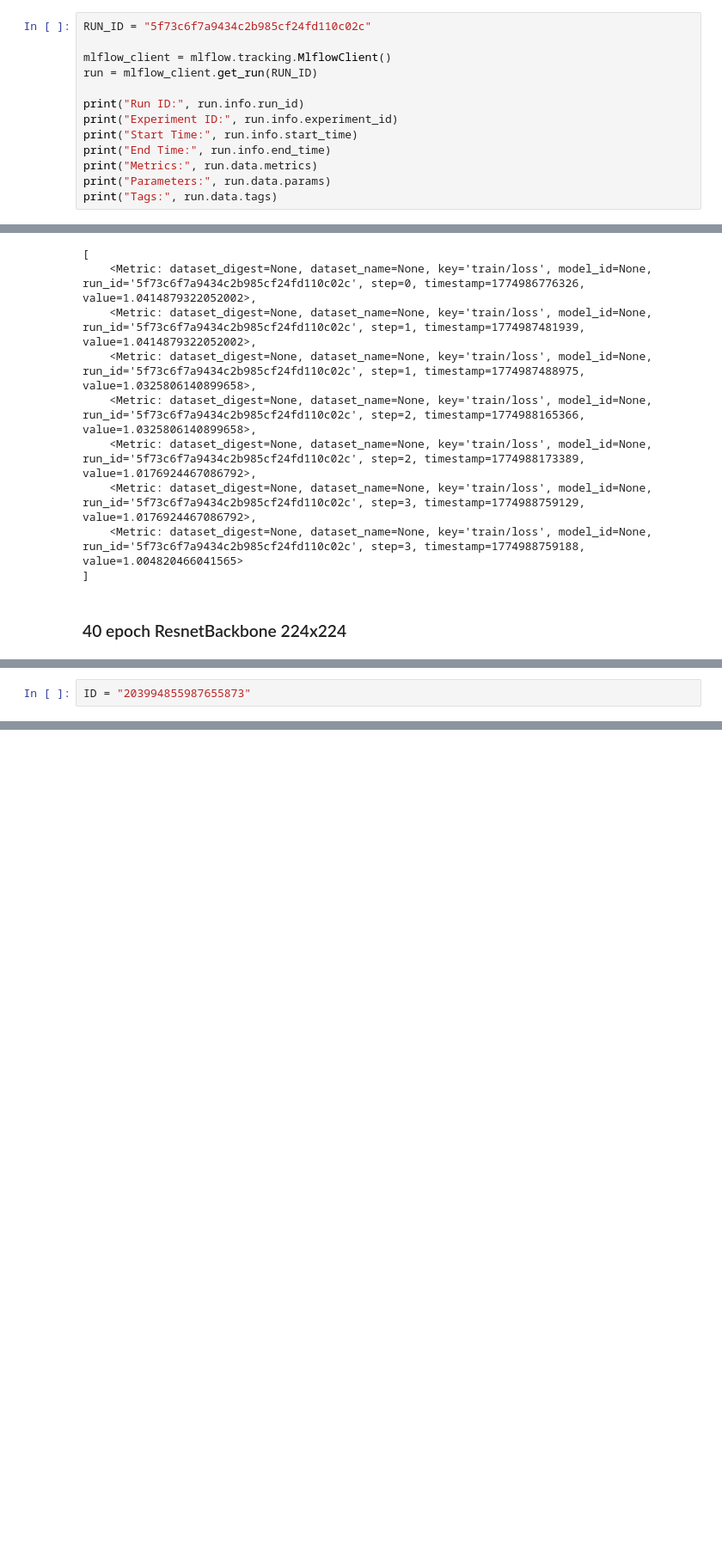
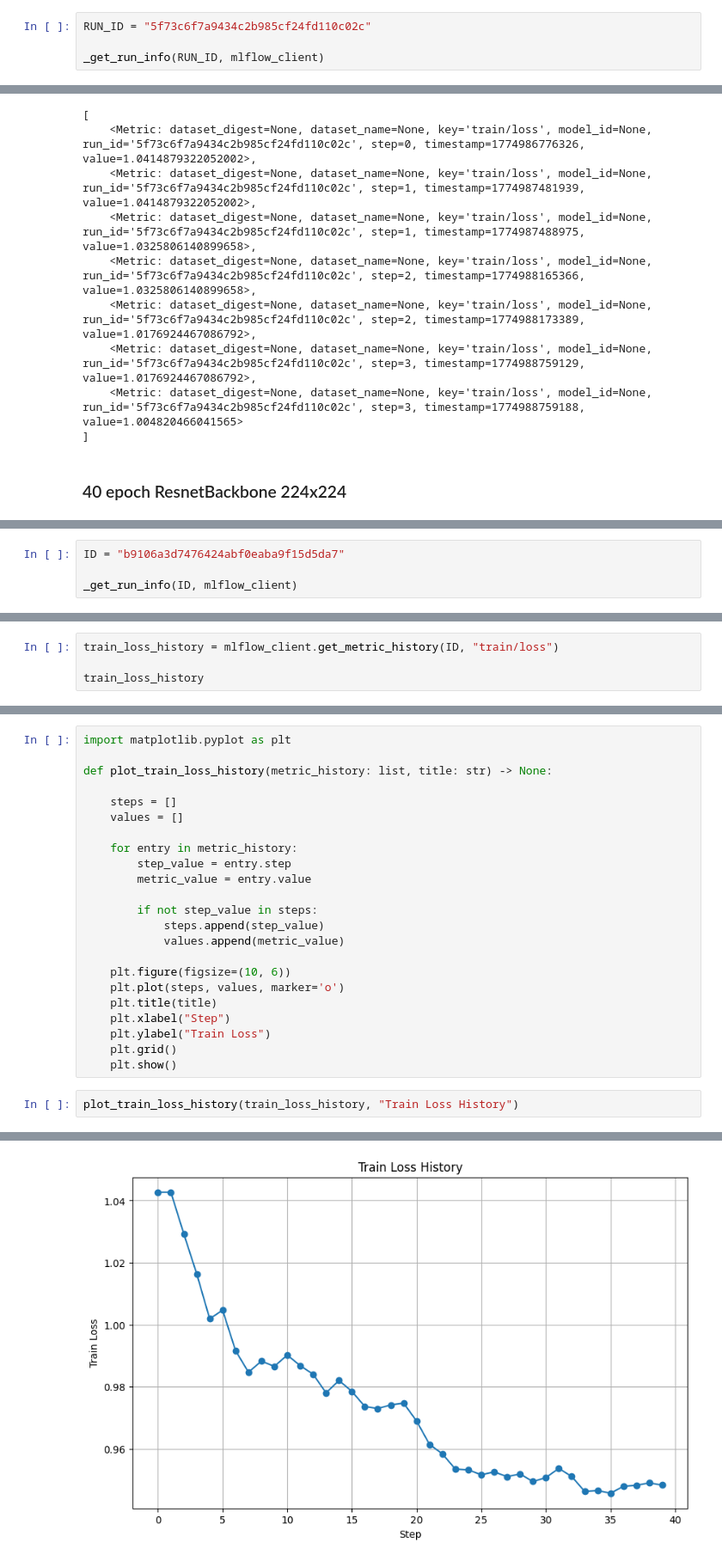
Before and after one commit to psiku/dnn-cxr-diagnostics, a Jupyter notebook: cxr-training-pipeline/notebooks/05_testing/02_mlflow_data.ipynb, the cells around one changed output, grey strips where cells are left out. Shown at 86% size. Cells and saved outputs as stored; diff of their text form; blank space fills up the shorter version.

```diff
--- a/cxr-training-pipeline/notebooks/05_testing/02_mlflow_data.ipynb
+++ b/cxr-training-pipeline/notebooks/05_testing/02_mlflow_data.ipynb
@@ -121,16 +111,7 @@ def _get_run_info(run_id: str):
 # %%
 RUN_ID = "5f73c6f7a9434c2b985cf24fd110c02c"
 
-mlflow_client = mlflow.tracking.MlflowClient()
-run = mlflow_client.get_run(RUN_ID)
-
-print("Run ID:", run.info.run_id)
-print("Experiment ID:", run.info.experiment_id)
-print("Start Time:", run.info.start_time)
-print("End Time:", run.info.end_time)
-print("Metrics:", run.data.metrics)
-print("Parameters:", run.data.params)
-print("Tags:", run.data.tags)
+_get_run_info(RUN_ID, mlflow_client)
 # %% [output]
 Run ID: 5f73c6f7a9434c2b985cf24fd110c02c
 Experiment ID: 318253955905806021
@@ -169,4 +150,6 @@ runs.head()
 | 1 | 97519417b5e54a859487035a21088fe9 | 203994855987655873 | FINISHED | file:///C:/Users/barte/OneDrive/P... | 2026-04-01 20:14:11.161000+00:00 | 2026-04-01 20:14:23.425000+00:00 | NaN | ... |
 2 rows × 48 columns
 # %%
-ID = "203994855987655873"
+ID = "b9106a3d7476424abf0eaba9f15d5da7"
+
+_get_run_info(ID, mlflow_client)
@@ -172,0 +164,4 @@ ID = "203994855987655873"
+# %%
+train_loss_history = mlflow_client.get_metric_history(ID, "train/loss")
+
+train_loss_history
@@ -172,0 +187,26 @@ ID = "203994855987655873"
+# %%
+import matplotlib.pyplot as plt
+
+def plot_train_loss_history(metric_history: list, title: str) -> None:
+
+    steps = []
+    values = []
+
+    for entry in metric_history:
+        step_value = entry.step
+        metric_value = entry.value
+
+        if not step_value in steps:
+            steps.append(step_value)
+            values.append(metric_value)
+
+    plt.figure(figsize=(10, 6))
+    plt.plot(steps, values, marker='o')
+    plt.title(title)
+    plt.xlabel("Step")
+    plt.ylabel("Train Loss")
+    plt.grid()
+    plt.show()
+# %%
+plot_train_loss_history(train_loss_history, "Train Loss History")
+# %% [output]
@@ -172,0 +214 @@ ID = "203994855987655873"
+[figure, added]
```
Also changed, not shown: parts of 8 cells of this notebook, 6 other files.
